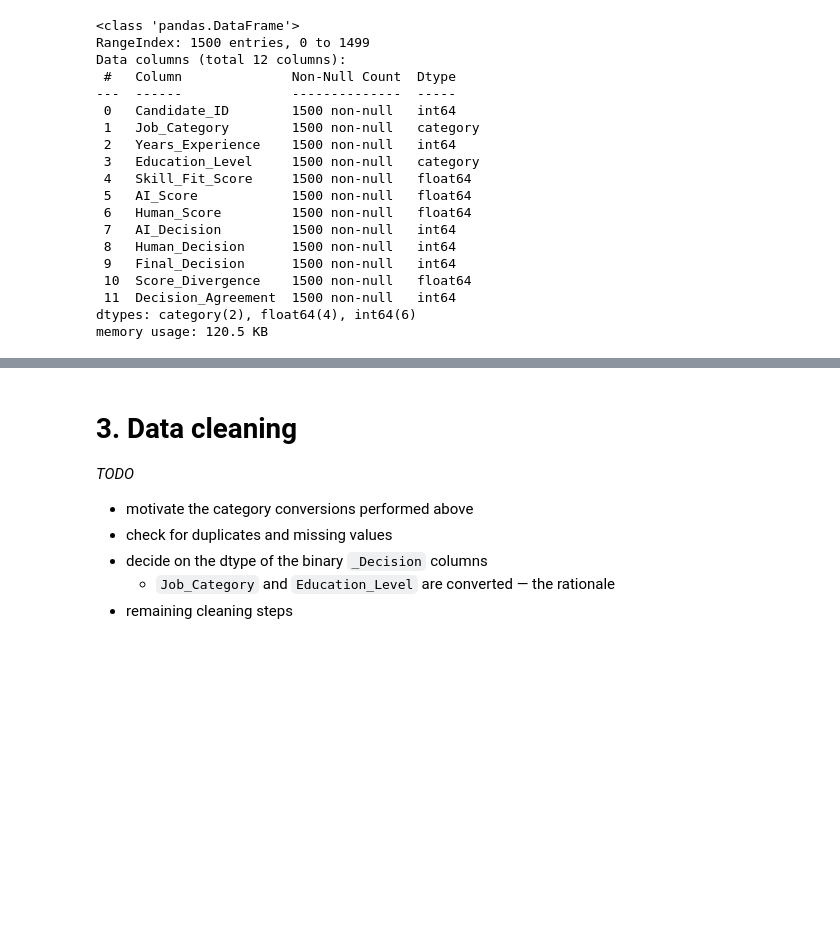
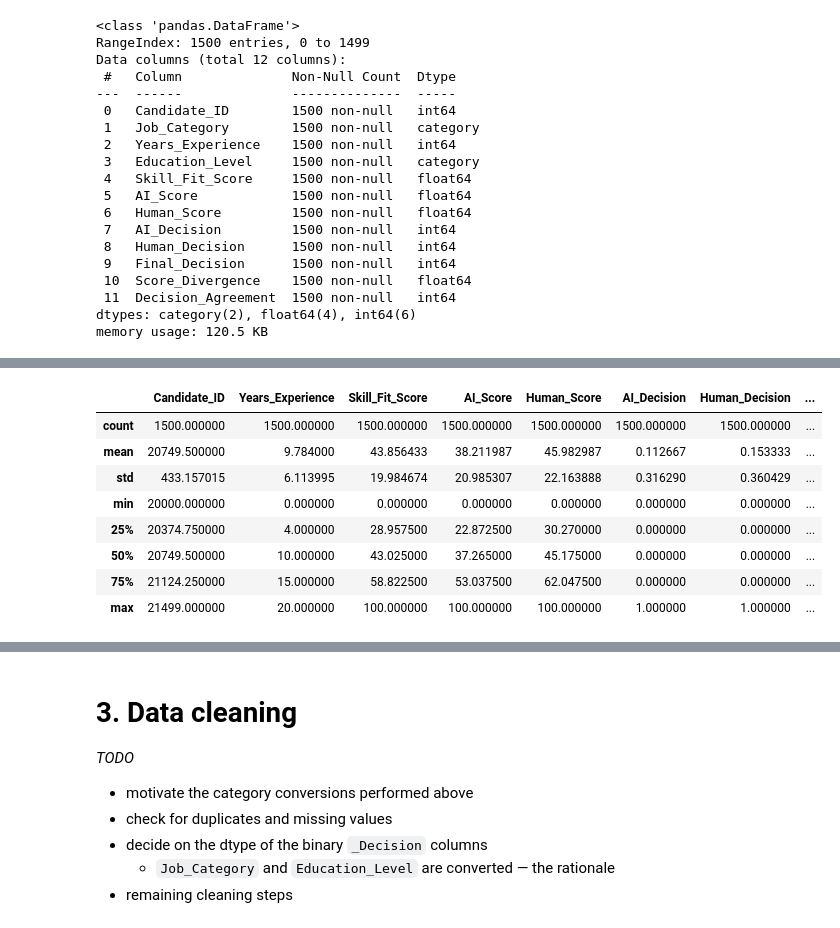
Before and after one commit to hkmp1303/hiring-fairness-audit-analysis, a Jupyter notebook: notebook.ipynb, the cells around one changed output, grey strips where cells are left out. Drawn from its saved outputs; the diff is of its cells as text; code cells hidden in the pictures; blank space fills up the shorter version.

```diff
--- a/notebook.ipynb
+++ b/notebook.ipynb
@@ -61,0 +74,13 @@ memory usage: 120.5 KB
+# %%
+# numeric summary of every column
+df.describe()
+# %% [output]
+|  | Candidate_ID | Years_Experience | Skill_Fit_Score | AI_Score | Human_Score | AI_Decision | Human_Decision | ... |
+| count | 1500.000000 | 1500.000000 | 1500.000000 | 1500.000000 | 1500.000000 | 1500.000000 | 1500.000000 | ... |
+| mean | 20749.500000 | 9.784000 | 43.856433 | 38.211987 | 45.982987 | 0.112667 | 0.153333 | ... |
+| std | 433.157015 | 6.113995 | 19.984674 | 20.985307 | 22.163888 | 0.316290 | 0.360429 | ... |
+| min | 20000.000000 | 0.000000 | 0.000000 | 0.000000 | 0.000000 | 0.000000 | 0.000000 | ... |
+| 25% | 20374.750000 | 4.000000 | 28.957500 | 22.872500 | 30.270000 | 0.000000 | 0.000000 | ... |
+| 50% | 20749.500000 | 10.000000 | 43.025000 | 37.265000 | 45.175000 | 0.000000 | 0.000000 | ... |
+| 75% | 21124.250000 | 15.000000 | 58.822500 | 53.037500 | 62.047500 | 0.000000 | 0.000000 | ... |
+| max | 21499.000000 | 20.000000 | 100.000000 | 100.000000 | 100.000000 | 1.000000 | 1.000000 | ... |
```
Also changed, not shown: parts of 3 cells of this notebook.
